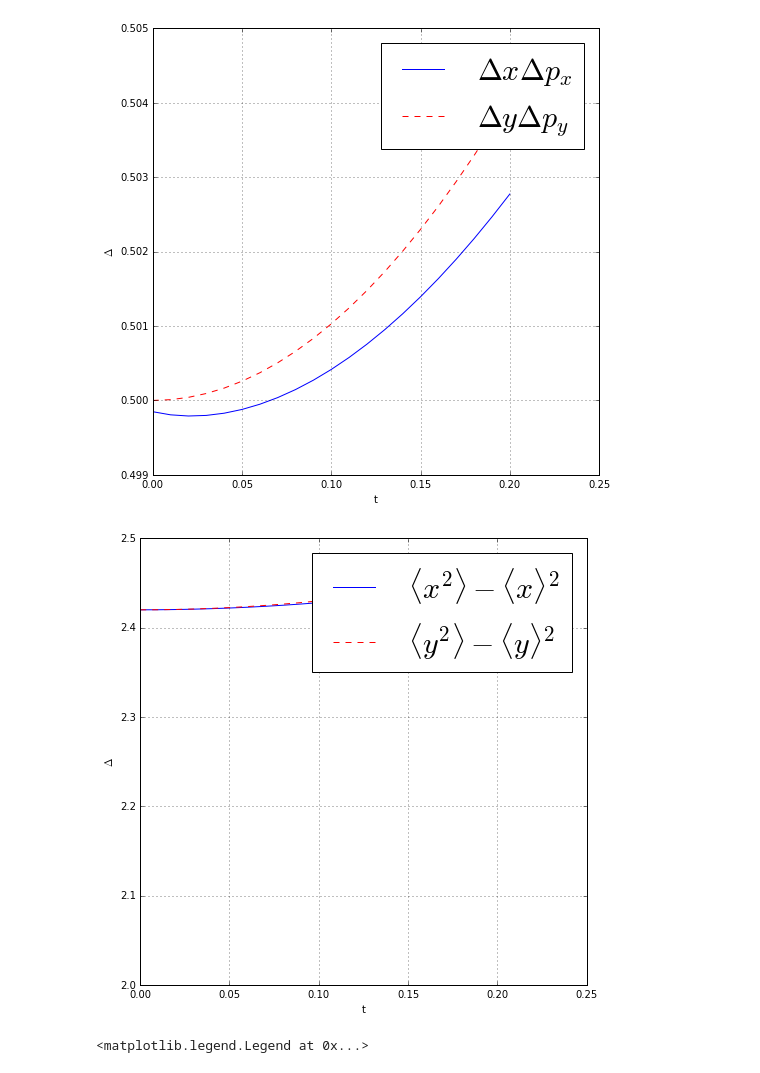
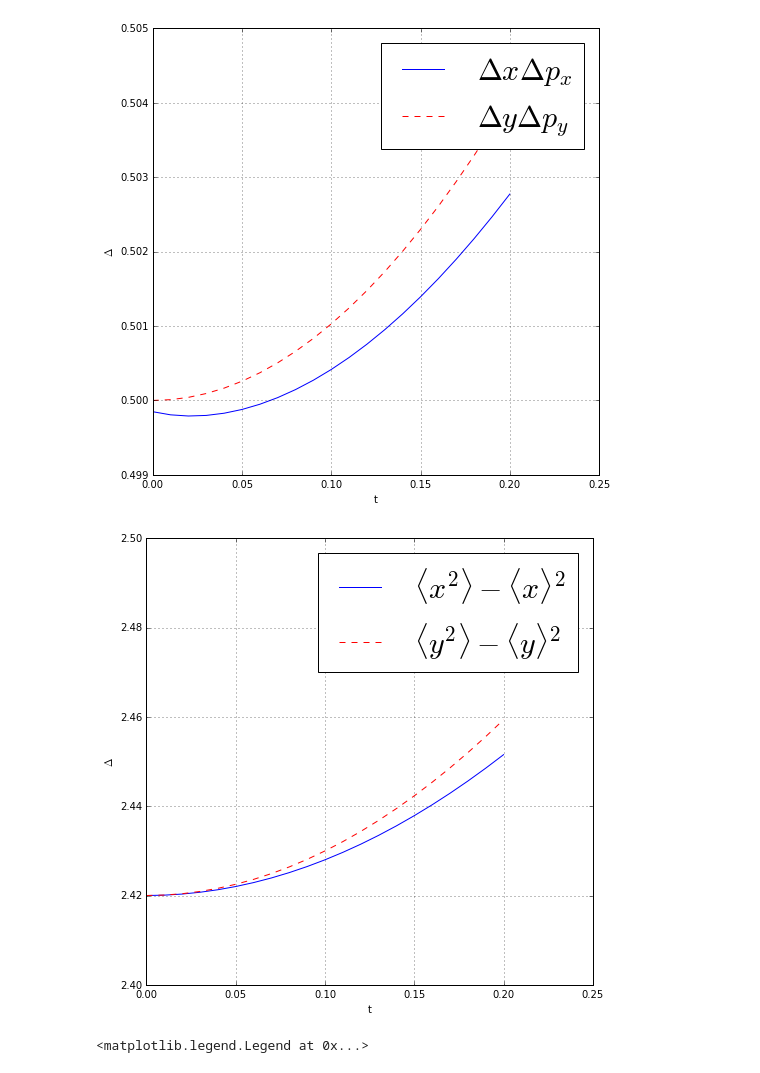
Before and after one commit to cabrer7/PyWignerCUDA2, a Jupyter notebook: instances/WignerDirac4D_64_64/X.ipynb, the cells around one changed output. Drawn from its saved outputs; the diff is of its cells as text; code cells hidden in the pictures.

```diff
--- a/instances/WignerDirac4D_64_64/X.ipynb
+++ b/instances/WignerDirac4D_64_64/X.ipynb
@@ -59,6 +59,7 @@ class frame( GPU_WignerDirac4D ):
         self.potential_0_String  = '0.5*x'
         self.potential_1_String  = '0.'
         self.potential_2_String  = '0.'
+        self.potential_3_String  = '0.'
 
         self.D_1_potential_0_String  = '0.5'
         self.D_1_potential_1_String  = '0.'
@@ -555,15 +556,15 @@ plt.grid()
 # %%
 plt.figure(figsize=(8,8))
 
 plt.plot(instance.timeRange,  instance.average_x_square - instance.average_x**2, label="$\\langle x^2 \\rangle - \\langle x \\rangle^2 $")
 plt.plot(instance.timeRange,  instance.average_y_square - instance.average_y**2, 'r--' , label="$\\langle y^2 \\rangle - \\langle y \\rangle^2 $")
 plt.ylabel("$\\Delta$")
 plt.xlabel("t")
-plt.ylim(2,2.5)
+plt.ylim(2.4,2.5)
 plt.legend(fontsize=30)
 plt.grid()
 # %% [output]
-[figure, old version]
+[figure, new version]
 # %%
 plt.figure(figsize=(8,8))
 
```
Also changed, not shown: parts of 8 cells of this notebook.
